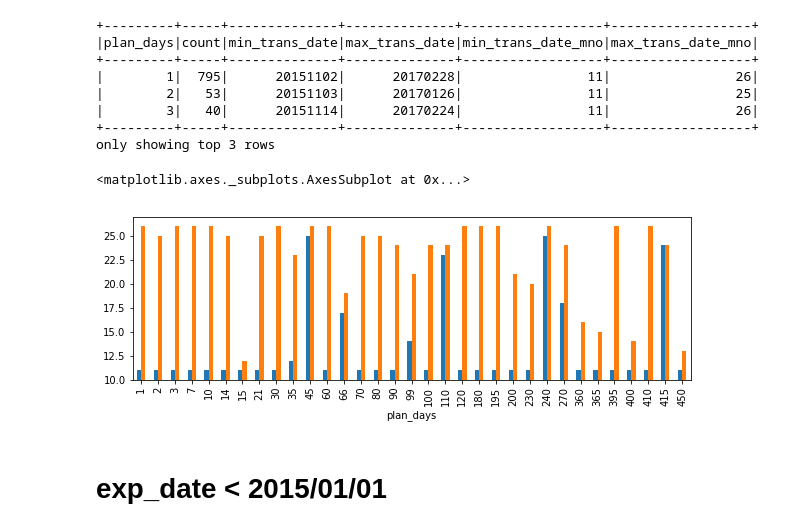
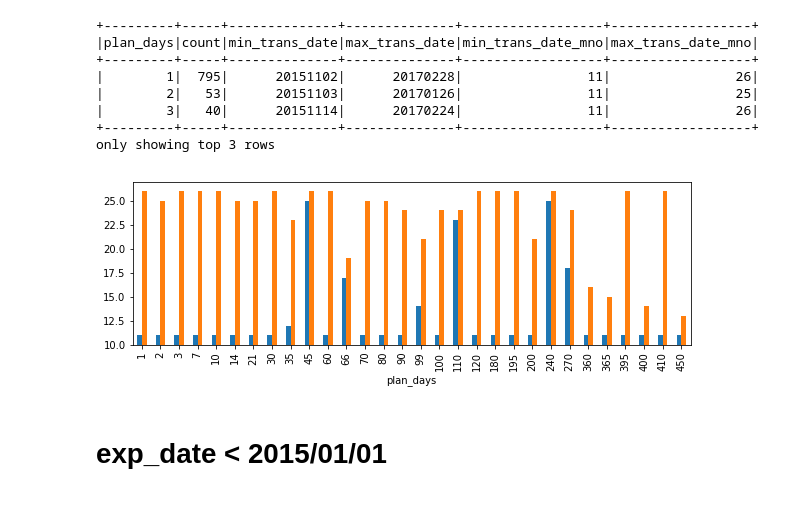
Before and after one commit to III-AdventureTime/kkbox_churn, a Jupyter notebook: explore_raw_transactions_v1.yang/members_no_renew/eda1.ipynb, the cells around one changed output. Cells and saved outputs as stored; diff of their text form; code cells hidden in the pictures.

```diff
--- a/explore_raw_transactions_v1.yang/members_no_renew/eda1.ipynb
+++ b/explore_raw_transactions_v1.yang/members_no_renew/eda1.ipynb
@@ -2,4 +2,6 @@
 spark
 # %% [output]
 <pyspark.sql.session.SparkSession at 0x...>
+# %%
+dir0 = 'file:///home/cloudera/2.kkbox_churn/data01/'
 # %%
@@ -122,12 +132,13 @@ only showing top 3 rows
 # %%
 import pandas as pd
 import matplotlib.pyplot as plt
 
-df2.select('plan_days', 'min_trans_date_mno', 'max_trans_date_mno') \
+df2.where('count >= 40') \
+   .select('plan_days', 'min_trans_date_mno', 'max_trans_date_mno') \
    .toPandas().set_index('plan_days').plot(kind='bar', figsize=(10,3), ylim=(10,27), legend=False)
+plt.show()
 # %% [output]
-<matplotlib.axes._subplots.AxesSubplot at 0x...>
-[figure, old version]
+[figure, new version]
 # %% [markdown]
 # exp_date < 2015/01/01
 # %%
```
Also changed, not shown: parts of 50 cells of this notebook.
